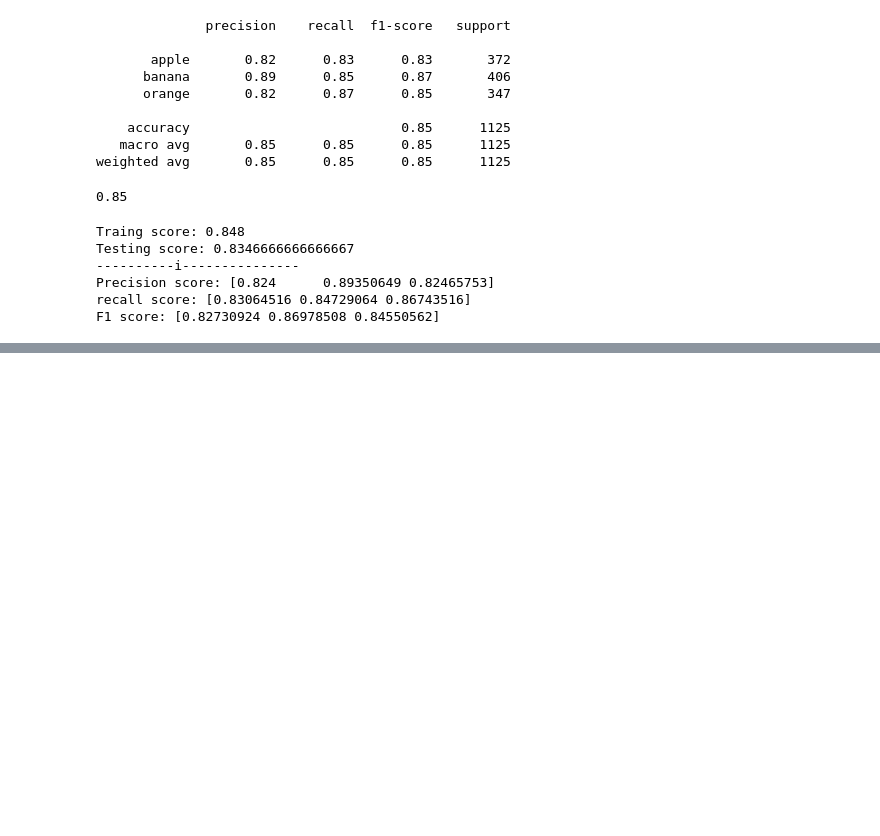
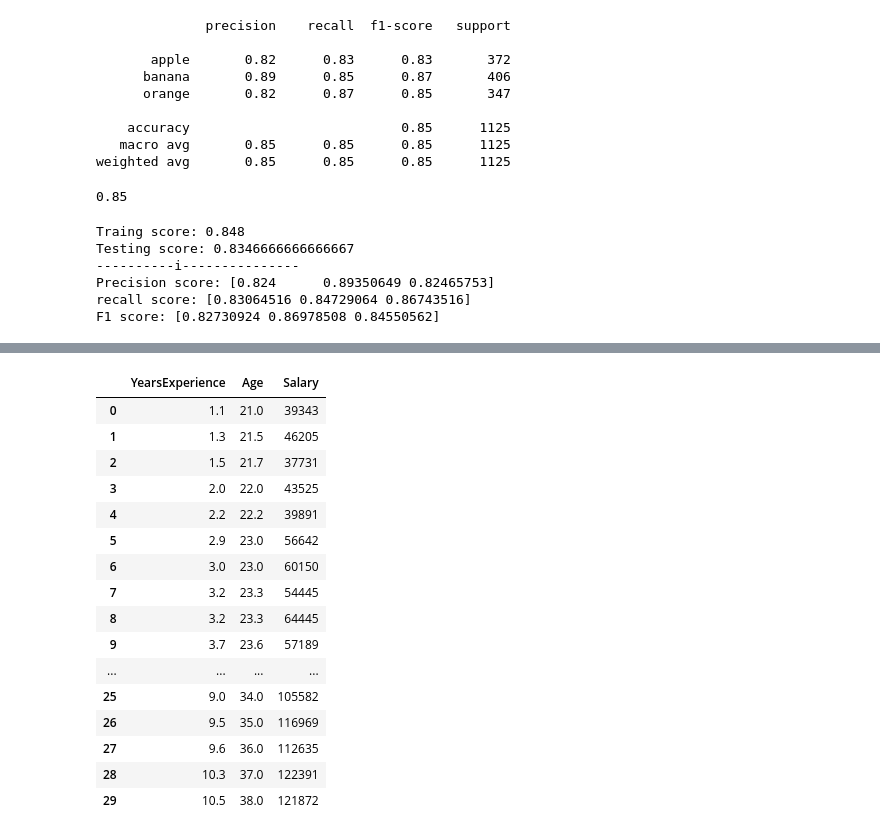
Before and after one commit to Deepak9523/WD_ML-03-02-2003-, a Jupyter notebook: first.ipynb, the cells around one changed output, grey strips where cells are left out. Saved outputs shown, nothing was run; the diff lists cells and outputs as text; code cells hidden in the pictures; blank space fills up the shorter version.

```diff
--- a/first.ipynb
+++ b/first.ipynb
@@ -1754,0 +1760,22 @@ F1 score: [0.82730924 0.86978508 0.84550562]
+# %%
+df=pd.read_csv("Salary_Data_project.csv")
+# %%
+df
+# %% [output]
+|  | YearsExperience | Age | Salary |
+| 0 | 1.1 | 21.0 | 39343 |
+| 1 | 1.3 | 21.5 | 46205 |
+| 2 | 1.5 | 21.7 | 37731 |
+| 3 | 2.0 | 22.0 | 43525 |
+| 4 | 2.2 | 22.2 | 39891 |
+| 5 | 2.9 | 23.0 | 56642 |
+| 6 | 3.0 | 23.0 | 60150 |
+| 7 | 3.2 | 23.3 | 54445 |
+| 8 | 3.2 | 23.3 | 64445 |
+| 9 | 3.7 | 23.6 | 57189 |
+| ... | ... | ... | ... |
+| 25 | 9.0 | 34.0 | 105582 |
+| 26 | 9.5 | 35.0 | 116969 |
+| 27 | 9.6 | 36.0 | 112635 |
+| 28 | 10.3 | 37.0 | 122391 |
+| 29 | 10.5 | 38.0 | 121872 |
```
Also changed, not shown: parts of 24 cells of this notebook, 6 other files.
